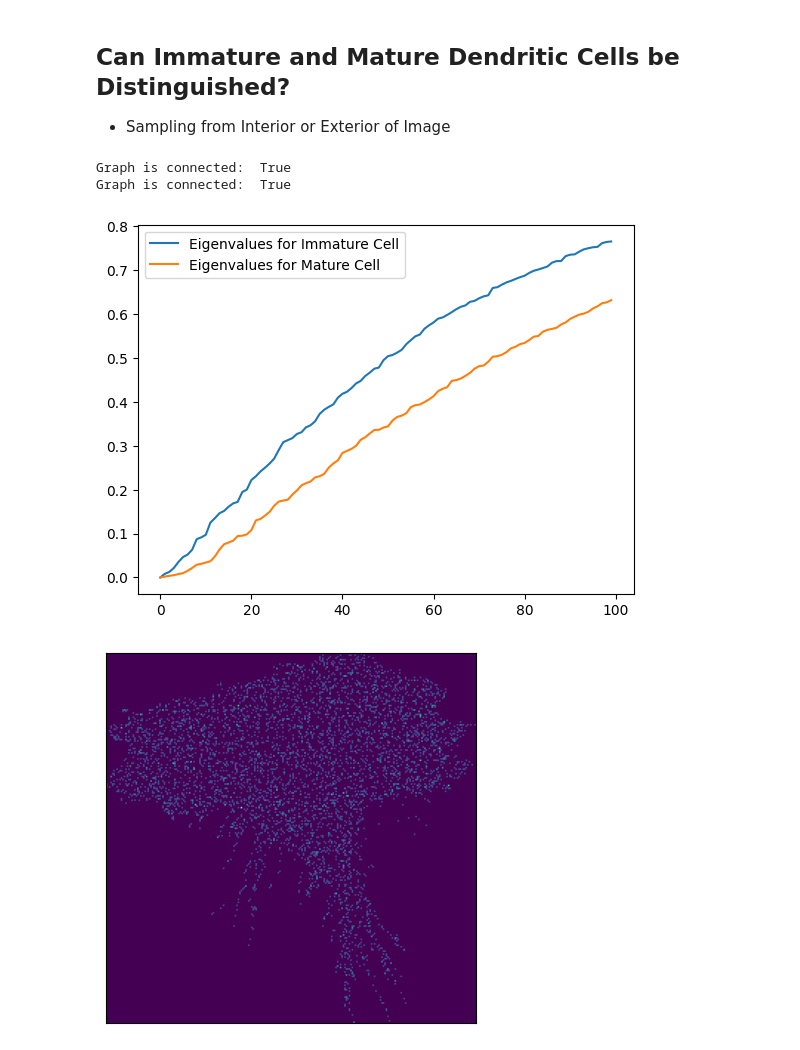
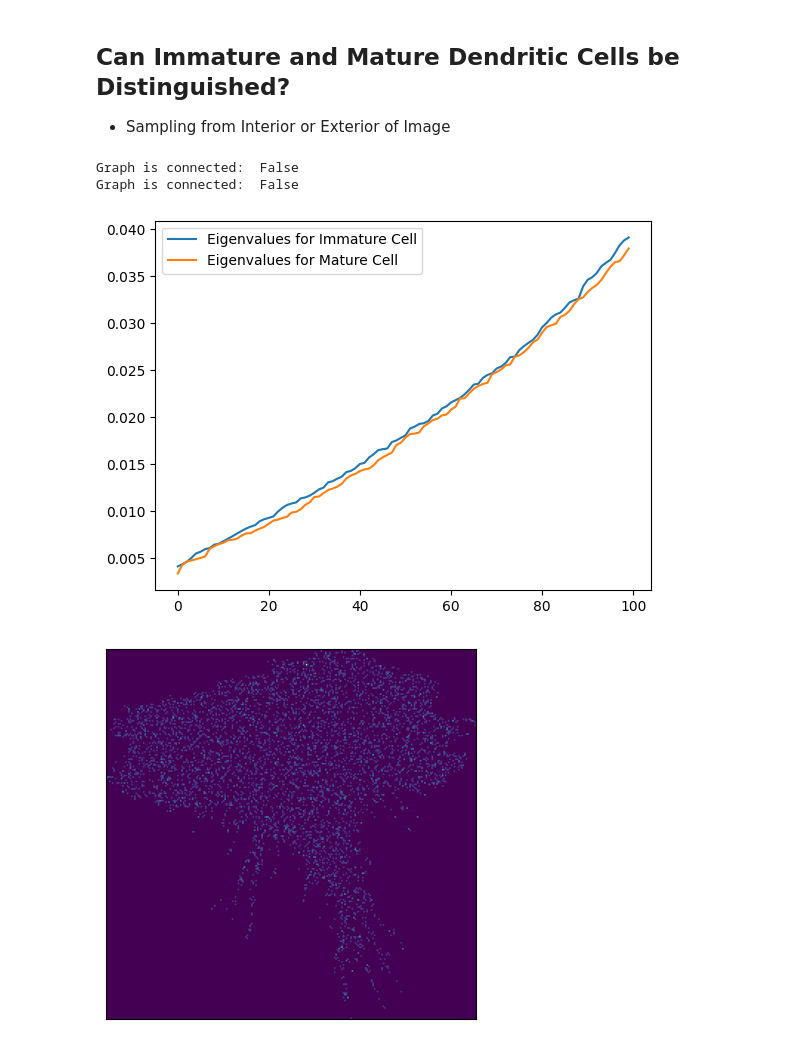
Before and after one commit to ksood2/cellular-harmonics, a Jupyter notebook: Smoothing-kNN-Laplacian.ipynb, the cells around one changed output. Drawn from its saved outputs; the diff is of its cells as text; code cells hidden in the pictures.

Commit message:
Update with more plots.

```diff
--- a/Smoothing-kNN-Laplacian.ipynb
+++ b/Smoothing-kNN-Laplacian.ipynb
@@ -129,23 +130,32 @@ Graph is connected:  True
 # %% [markdown]
 ## Can Immature and Mature Dendritic Cells be Distinguished?
 * Sampling from Interior or Exterior of Image
+# %%
+def GFT(im_points, k=5, r=100):
+    # im_points is sampled points from image, k is number of neighbors, r is number of eigenvalues
+    #eps = 0.05
+    #W = gl.weightmatrix.epsilon_ball(np.array(im_points), eps)
+    W = gl.weightmatrix.knn(im_points, k)
+    G = gl.graph(W)
+    print("Graph is connected: ", G.isconnected())
+    return G.eigen_decomp(k=r,normalization='normalized', method="lowrank")
 # %%
 # Sampling from area
-N = 5000
-k = 4
+N = 500
+k = 3
 smoothed_area_sample = sample(immat_smoothed, N=N)
 smoothed_area_evals, _ = GFT(smoothed_area_sample, k=3)
 mat_area_sample = sample(mat_smoothed, N=N)
 mat_area_evals, _ = GFT(mat_area_sample, k=3)
 plt.plot(smoothed_area_evals,label='Eigenvalues for Immature Cell')
 plt.plot(mat_area_evals,label='Eigenvalues for Mature Cell')
 plt.legend()
 #plt.savefig('smoothing_edge_eigenvalues.png')
 plt.show()
 # %% [output]
-Graph is connected:  True
-Graph is connected:  True
+Graph is connected:  False
+Graph is connected:  False
-[figure, old version]
+[figure, new version]
 # %%
 smoothed_area_sample = sample(immat_smoothed)
 y = smoothed_area_sample[np.random.choice(smoothed_area_sample.shape[0], N, replace=False), :]
@@ -155,7 +165,7 @@ plt.xticks([])
 plt.yticks([])
 plt.show()
 # %% [output]
-[figure, old version]
+[figure, new version]
 # %%
 smoothed_area_sample = sample(mat_smoothed)
 y = smoothed_area_sample[np.random.choice(smoothed_area_sample.shape[0], N, replace=False), :]
```
Also changed, not shown: parts of 10 cells of this notebook, 1 other file.
